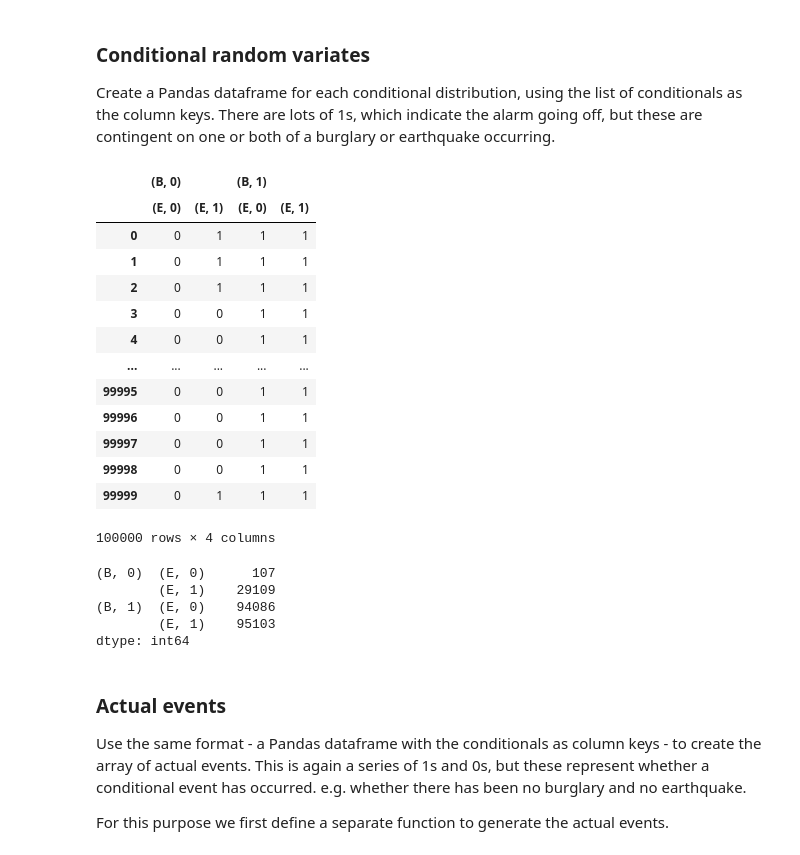
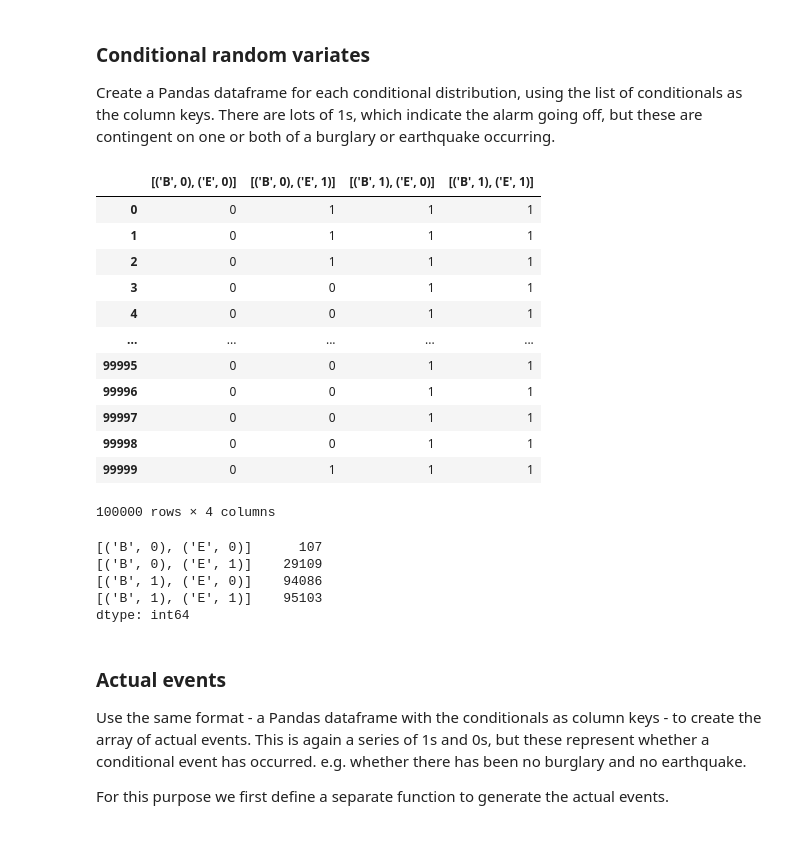
Before and after one commit to ludosil/BayesNet, a Jupyter notebook: notebooks/BayesNet.ipynb, the cells around one changed output. Cells and saved outputs as stored; diff of their text form; code cells hidden in the pictures.

```diff
--- a/notebooks/BayesNet.ipynb
+++ b/notebooks/BayesNet.ipynb
@@ -176,28 +176,28 @@ conditional_distributions = {
     'E': [ConditionalDistribution(conditionals=None,
                                   ppf = lambda x: (bernoulli.ppf(x, p=0.002)).astype(int)
                                  )],
-    'A': [ConditionalDistribution(conditionals=(('B', 0),('E', 0)),
+    'A': [ConditionalDistribution(conditionals=[('B', 0),('E', 0)],
                                   ppf = lambda x: (bernoulli.ppf(x, p=0.001)).astype(int)
                                  ),
-          ConditionalDistribution(conditionals=(('B', 0),('E', 1)),
+          ConditionalDistribution(conditionals=[('B', 0),('E', 1)],
                                   ppf = lambda x: (bernoulli.ppf(x, p=0.29)).astype(int)
                                  ),
-          ConditionalDistribution(conditionals=(('B', 1),('E', 0)),
+          ConditionalDistribution(conditionals=[('B', 1),('E', 0)],
                                   ppf = lambda x: (bernoulli.ppf(x, p=0.94)).astype(int)
                                  ),
-          ConditionalDistribution(conditionals=(('B', 1),('E', 1)),
+          ConditionalDistribution(conditionals=[('B', 1),('E', 1)],
                                   ppf = lambda x: (bernoulli.ppf(x, p=0.95)).astype(int)
                                  )],
-    'M': [ConditionalDistribution(conditionals=(('A', 0)),
+    'M': [ConditionalDistribution(conditionals=[('A', 0)],
                                   ppf = lambda x: (bernoulli.ppf(x, p=0.01)).astype(int)
                                  ),
-          ConditionalDistribution(conditionals=(('A', 1)),
+          ConditionalDistribution(conditionals=[('A', 1)],
                                   ppf = lambda x: (bernoulli.ppf(x, p=0.7)).astype(int)
                                  )],
-    'J': [ConditionalDistribution(conditionals=(('A', 0)),
+    'J': [ConditionalDistribution(conditionals=[('A', 0)],
                                   ppf = lambda x: (bernoulli.ppf(x, p=0.05)).astype(int)
                                  ),
-          ConditionalDistribution(conditionals=(('A', 1)),
+          ConditionalDistribution(conditionals=[('A', 1)],
                                   ppf = lambda x: (bernoulli.ppf(x, p=0.9)).astype(int)
                                  )]
 }
@@ -260,13 +260,12 @@ var = 'A'
 Create a Pandas dataframe for each conditional distribution, using the list of conditionals as the column keys. There are lots of 1s, which indicate the alarm going off, but these are contingent on one or both of a burglary or earthquake occurring.
 # %%
 conditional_random_variates = pd.concat([
-    pd.DataFrame({cd.conditionals: cd.ppf(random_numbers[var])}) for cd in conditional_distributions[var]
+    pd.DataFrame({str(cd.conditionals): cd.ppf(random_numbers[var])}) for cd in conditional_distributions[var]
 ], axis=1)
 
 conditional_random_variates
 # %% [output]
-|  | (B, 0) |  | (B, 1) |  |
-|  | (E, 0) | (E, 1) | (E, 0) | (E, 1) |
+|  | [('B', 0), ('E', 0)] | [('B', 0), ('E', 1)] | [('B', 1), ('E', 0)] | [('B', 1), ('E', 1)] |
 | 0 | 0 | 1 | 1 | 1 |
 | 1 | 0 | 1 | 1 | 1 |
 | 2 | 0 | 1 | 1 | 1 |
@@ -281,11 +280,12 @@ conditional_random_variates
 100000 rows × 4 columns
 # %%
 conditional_random_variates.sum()
+# conditional_random_variates.to_clipboard()
 # %% [output]
-(B, 0)  (E, 0)      107
-        (E, 1)    29109
-(B, 1)  (E, 0)    94086
-        (E, 1)    95103
+[('B', 0), ('E', 0)]      107
+[('B', 0), ('E', 1)]    29109
+[('B', 1), ('E', 0)]    94086
+[('B', 1), ('E', 1)]    95103
 dtype: int64
 # %% [markdown]
 ### Actual events
```
Also changed, not shown: parts of 17 cells of this notebook.
